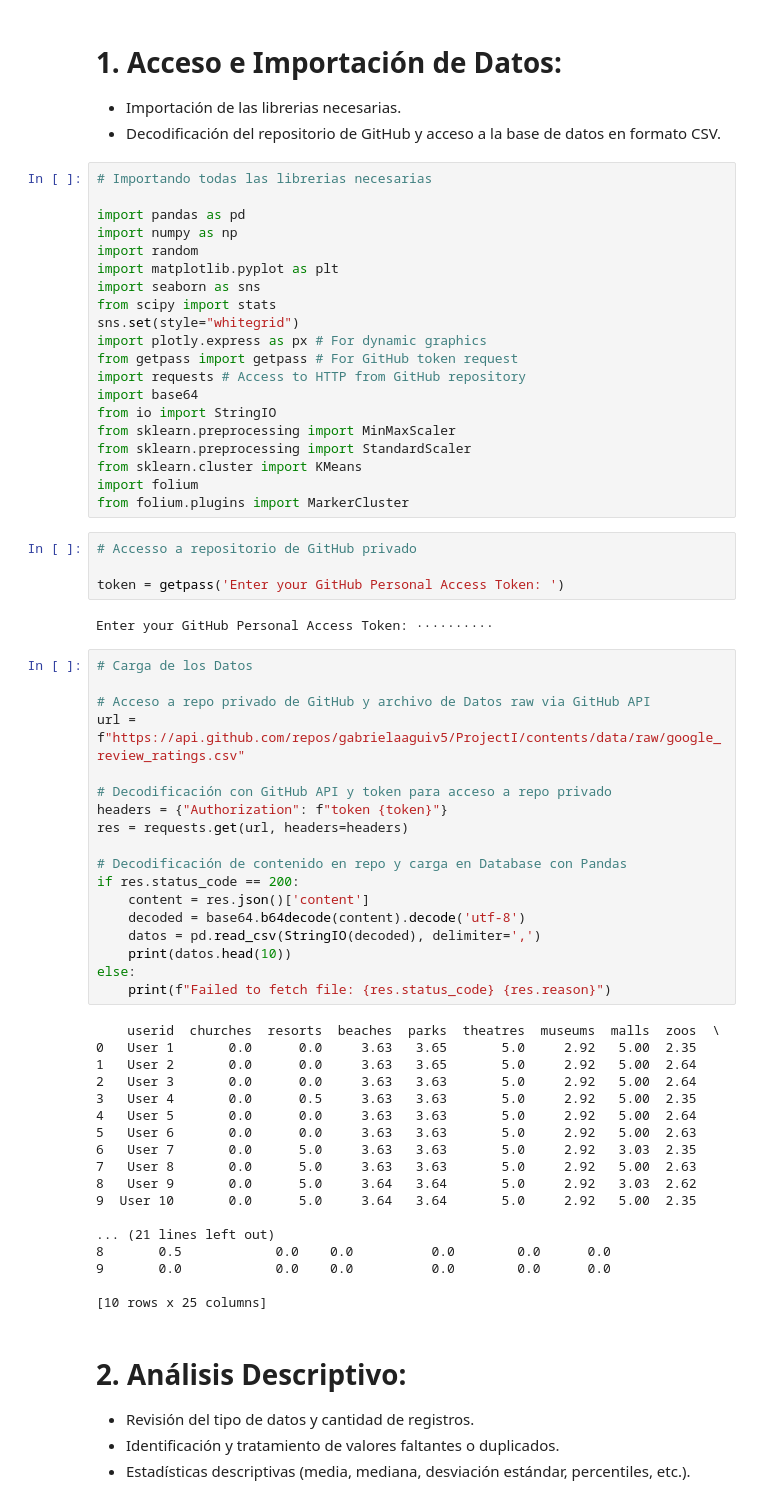
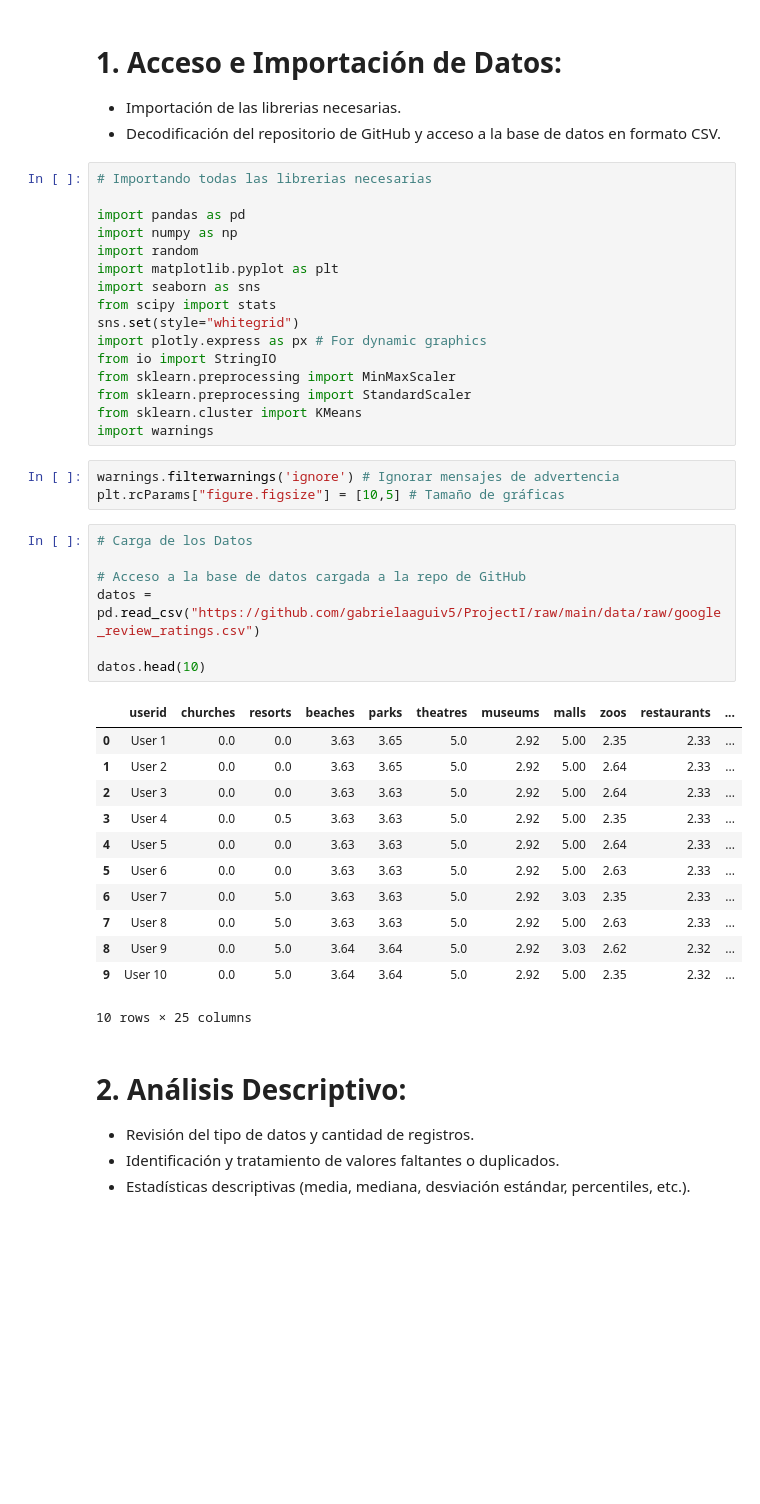
Before and after one commit to gabrielaaguiv5/ProjectI, a Jupyter notebook: notebooks/01_eda_overview.ipynb, the cells around one changed output. Saved outputs shown, nothing was run; the diff lists cells and outputs as text; blank space fills up the shorter version.

```diff
--- a/notebooks/01_eda_overview.ipynb
+++ b/notebooks/01_eda_overview.ipynb
@@ -18,57 +18,34 @@ import seaborn as sns
 from scipy import stats
 sns.set(style="whitegrid")
 import plotly.express as px # For dynamic graphics
-from getpass import getpass # For GitHub token request
-import requests # Access to HTTP from GitHub repository
-import base64
 from io import StringIO
 from sklearn.preprocessing import MinMaxScaler
 from sklearn.preprocessing import StandardScaler
 from sklearn.cluster import KMeans
-import folium
-from folium.plugins import MarkerCluster
+import warnings
-# %%
-# Accesso a repositorio de GitHub privado
-
-token = getpass('Enter your GitHub Personal Access Token: ')
-# %% [output]
-Enter your GitHub Personal Access Token: ··········
+# %%
+warnings.filterwarnings('ignore') # Ignorar mensajes de advertencia
+plt.rcParams["figure.figsize"] = [10,5] # Tamaño de gráficas
 # %%
 # Carga de los Datos
 
-# Acceso a repo privado de GitHub y archivo de Datos raw via GitHub API
-url = f"https://api.github.com/repos/gabrielaaguiv5/ProjectI/contents/data/raw/google_review_ratings.csv"
+# Acceso a la base de datos cargada a la repo de GitHub
+datos = pd.read_csv("https://github.com/gabrielaaguiv5/ProjectI/raw/main/data/raw/google_review_ratings.csv")
 
-# Decodificación con GitHub API y token para acceso a repo privado
-headers = {"Authorization": f"token {token}"}
-res = requests.get(url, headers=headers)
-
-# Decodificación de contenido en repo y carga en Database con Pandas
-if res.status_code == 200:
-    content = res.json()['content']
-    decoded = base64.b64decode(content).decode('utf-8')
-    datos = pd.read_csv(StringIO(decoded), delimiter=',')
-    print(datos.head(10))
-else:
-    print(f"Failed to fetch file: {res.status_code} {res.reason}")
+datos.head(10)
 # %% [output]
+|  | userid | churches | resorts | beaches | parks | theatres | museums | malls | zoos | restaurants | ... |
+| 0 | User 1 | 0.0 | 0.0 | 3.63 | 3.65 | 5.0 | 2.92 | 5.00 | 2.35 | 2.33 | ... |
+| 1 | User 2 | 0.0 | 0.0 | 3.63 | 3.65 | 5.0 | 2.92 | 5.00 | 2.64 | 2.33 | ... |
+| 2 | User 3 | 0.0 | 0.0 | 3.63 | 3.63 | 5.0 | 2.92 | 5.00 | 2.64 | 2.33 | ... |
+| 3 | User 4 | 0.0 | 0.5 | 3.63 | 3.63 | 5.0 | 2.92 | 5.00 | 2.35 | 2.33 | ... |
+| 4 | User 5 | 0.0 | 0.0 | 3.63 | 3.63 | 5.0 | 2.92 | 5.00 | 2.64 | 2.33 | ... |
+| 5 | User 6 | 0.0 | 0.0 | 3.63 | 3.63 | 5.0 | 2.92 | 5.00 | 2.63 | 2.33 | ... |
+| 6 | User 7 | 0.0 | 5.0 | 3.63 | 3.63 | 5.0 | 2.92 | 3.03 | 2.35 | 2.33 | ... |
+| 7 | User 8 | 0.0 | 5.0 | 3.63 | 3.63 | 5.0 | 2.92 | 5.00 | 2.63 | 2.33 | ... |
+| 8 | User 9 | 0.0 | 5.0 | 3.64 | 3.64 | 5.0 | 2.92 | 3.03 | 2.62 | 2.32 | ... |
+| 9 | User 10 | 0.0 | 5.0 | 3.64 | 3.64 | 5.0 | 2.92 | 5.00 | 2.35 | 2.32 | ... |
-    userid  churches  resorts  beaches  parks  theatres  museums  malls  zoos  \
-0   User 1       0.0      0.0     3.63   3.65       5.0     2.92   5.00  2.35
-1   User 2       0.0      0.0     3.63   3.65       5.0     2.92   5.00  2.64
-2   User 3       0.0      0.0     3.63   3.63       5.0     2.92   5.00  2.64
-3   User 4       0.0      0.5     3.63   3.63       5.0     2.92   5.00  2.35
-4   User 5       0.0      0.0     3.63   3.63       5.0     2.92   5.00  2.64
-5   User 6       0.0      0.0     3.63   3.63       5.0     2.92   5.00  2.63
-6   User 7       0.0      5.0     3.63   3.63       5.0     2.92   3.03  2.35
-7   User 8       0.0      5.0     3.63   3.63       5.0     2.92   5.00  2.63
-8   User 9       0.0      5.0     3.64   3.64       5.0     2.92   3.03  2.62
-9  User 10       0.0      5.0     3.64   3.64       5.0     2.92   5.00  2.35
-
-... (21 lines left out)
-8       0.5            0.0    0.0          0.0        0.0      0.0
-9       0.0            0.0    0.0          0.0        0.0      0.0
-
-[10 rows x 25 columns]
+10 rows × 25 columns
 # %% [markdown]
 # **2. Análisis Descriptivo:**
 
```
Also changed, not shown: parts of 6 cells of this notebook.
